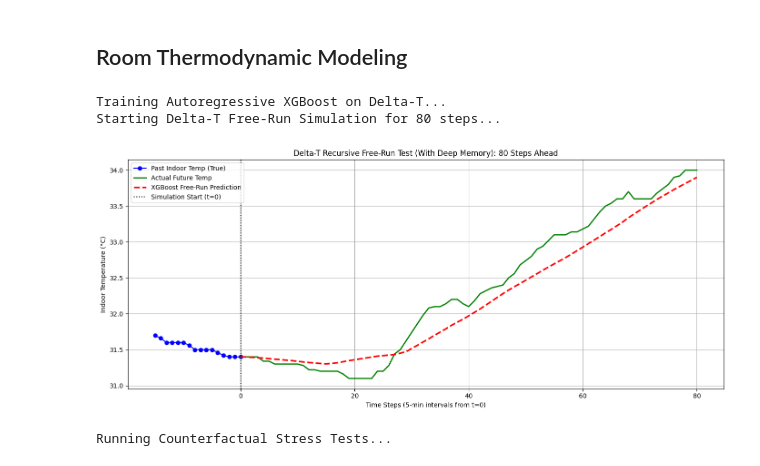
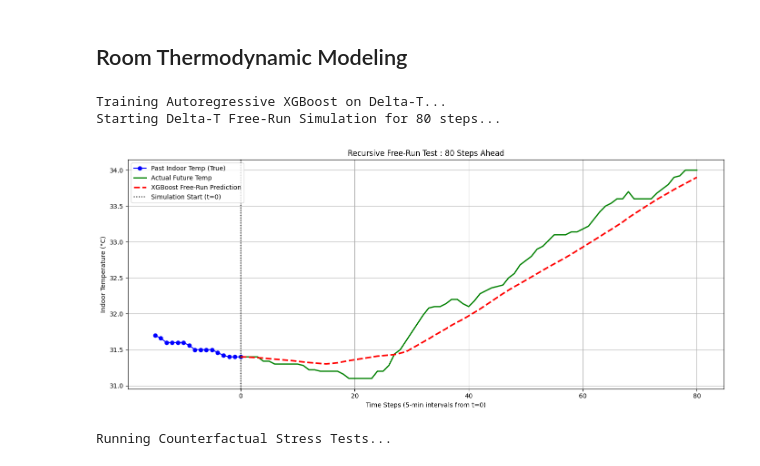
Before and after one commit to yx-05/seda-2026, a Jupyter notebook: data_analysis/RoomPhysicModeling.ipynb, the cells around one changed output. Saved outputs shown, nothing was run; the diff lists cells and outputs as text; code cells hidden in the pictures.

Commit message:
fix: graph title fix

```diff
--- a/data_analysis/RoomPhysicModeling.ipynb
+++ b/data_analysis/RoomPhysicModeling.ipynb
@@ -425,35 +425,35 @@ for step in range(HORIZON):
 # 4. VISUALIZATION
 # ==========================================
 plt.figure(figsize=(14, 6))
 
 past_actuals = df_test['IndoorTemp'].iloc[start_idx - past_context : start_idx + 1].values
 time_past = range(-past_context, 1)
 plt.plot(time_past, past_actuals, label='Past Indoor Temp (True)', color='blue', marker='o')
 
 time_future = range(1, HORIZON + 1)
 time_pred = [0] + list(time_future)
 actual_line = [past_actuals[-1]] + list(actuals)
 pred_line = [past_actuals[-1]] + list(predictions)
 
 plt.plot(time_pred, actual_line, label='Actual Future Temp', color='green', linewidth=2)
 plt.plot(time_pred, pred_line, label='XGBoost Free-Run Prediction', color='red', linestyle='--', linewidth=2.5)
 
 for t, ac_is_on in zip(time_future, df_test['AC_State'].iloc[start_idx + 1 : start_idx + 1 + HORIZON]):
     if ac_is_on == 1:
         plt.axvspan(t-0.5, t+0.5, color='cyan', alpha=0.15, lw=0)
 
 plt.axvline(x=0, color='black', linestyle=':', label='Simulation Start (t=0)')
-plt.title(f"Delta-T Recursive Free-Run Test (With Deep Memory): {HORIZON} Steps Ahead")
+plt.title(f"Recursive Free-Run Test : {HORIZON} Steps Ahead")
 plt.xlabel("Time Steps (5-min intervals from t=0)")
 plt.ylabel("Indoor Temperature (°C)")
 plt.legend(loc='upper left')
 plt.grid(True)
 plt.tight_layout()
 plt.show()
 # %% [output]
 Training Autoregressive XGBoost on Delta-T...
 Starting Delta-T Free-Run Simulation for 80 steps...
-[figure, old version]
+[figure, new version]
 # %%
 # ==========================================
 # 5. COUNTERFACTUAL STRESS TESTING
```
